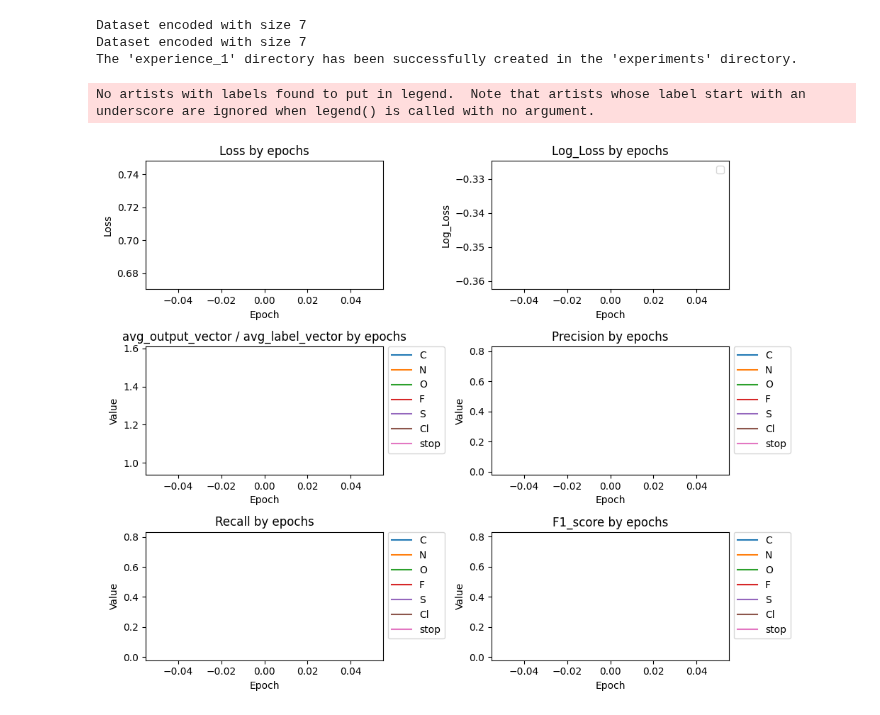
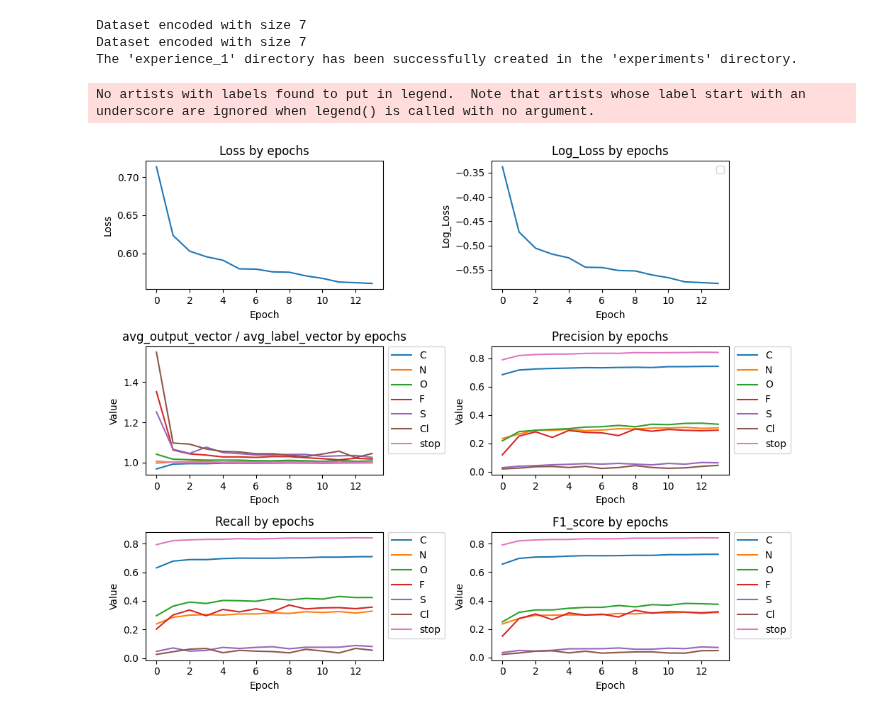
Before and after one commit to Moleculo-Tutti/MolGen, a Jupyter notebook: Train/GNN1/Generating_experience_GNN1.ipynb, the cells around one changed output. Cells and saved outputs as stored; diff of their text form; code cells hidden in the pictures.

```diff
--- a/Train/GNN1/Generating_experience_GNN1.ipynb
+++ b/Train/GNN1/Generating_experience_GNN1.ipynb
@@ -20,8 +20,9 @@ Dataset encoded with size 7
 Dataset encoded with size 7
 The 'experience_1' directory has been successfully created in the 'experiments' directory.
 # %%
+name = "experience_1"
 dirpath = Path('.') / 'experiments'/ name / 'training_history.csv'
 plot_history_GNN1(dirpath)
 # %% [output]
 No artists with labels found to put in legend.  Note that artists whose label start with an underscore are ignored when legend() is called with no argument.
-[figure, old version]
+[figure, new version]
```
Also changed, not shown: parts of 1 cell of this notebook, 2 other files.
